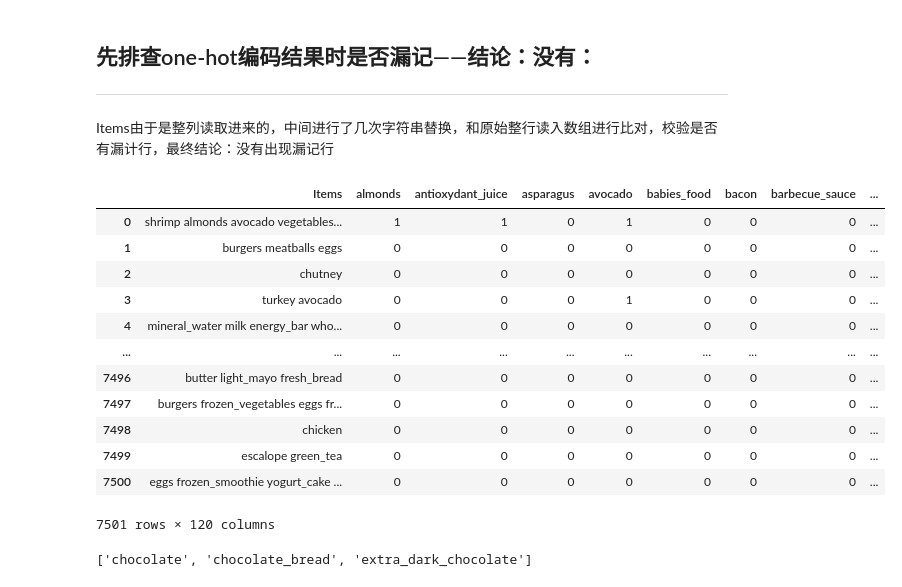
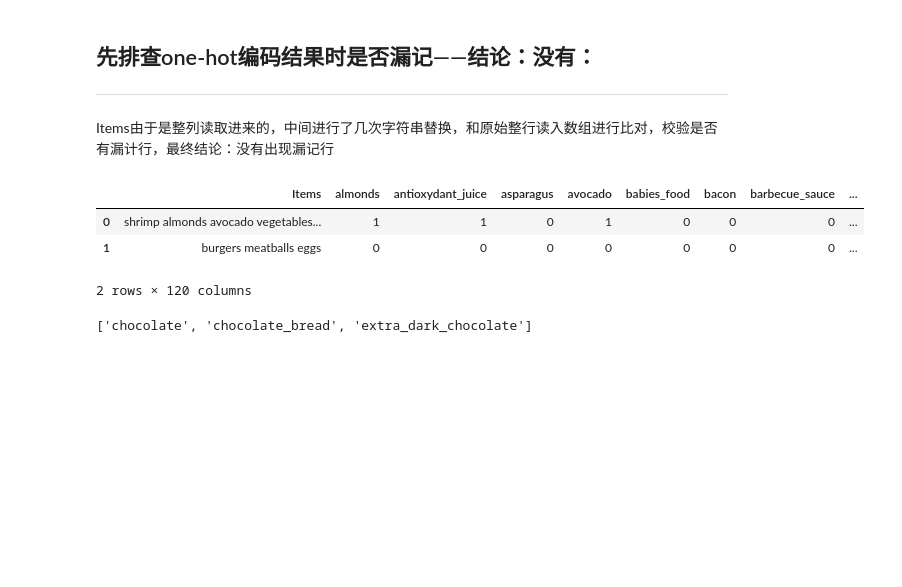
Before and after one commit to Meiyun-Tan/kkbAssignment, a Jupyter notebook: BI04名企班/名企BI04lesson02_Action1_购物篮可视化.ipynb, the cells around one changed output. Cells and saved outputs as stored; diff of their text form; code cells hidden in the pictures; blank space fills up the shorter version.

```diff
--- a/BI04名企班/名企BI04lesson02_Action1_购物篮可视化.ipynb
+++ b/BI04名企班/名企BI04lesson02_Action1_购物篮可视化.ipynb
@@ -579,21 +474,12 @@ Items由于是整列读取进来的，中间进行了几次字符串替换，和
 # 按照相同行索引拼接列
 join_df = df.join(one_hot_df)
 # %%
-join_df
+join_df.head(2)
 # %% [output]
 |  | Items | almonds | antioxydant_juice | asparagus | avocado | babies_food | bacon | barbecue_sauce | ... |
 | 0 | shrimp almonds avocado vegetables... | 1 | 1 | 0 | 1 | 0 | 0 | 0 | ... |
 | 1 | burgers meatballs eggs | 0 | 0 | 0 | 0 | 0 | 0 | 0 | ... |
-| 2 | chutney | 0 | 0 | 0 | 0 | 0 | 0 | 0 | ... |
-| 3 | turkey avocado | 0 | 0 | 0 | 1 | 0 | 0 | 0 | ... |
-| 4 | mineral_water milk energy_bar who... | 0 | 0 | 0 | 0 | 0 | 0 | 0 | ... |
-| ... | ... | ... | ... | ... | ... | ... | ... | ... | ... |
-| 7496 | butter light_mayo fresh_bread | 0 | 0 | 0 | 0 | 0 | 0 | 0 | ... |
-| 7497 | burgers frozen_vegetables eggs fr... | 0 | 0 | 0 | 0 | 0 | 0 | 0 | ... |
-| 7498 | chicken | 0 | 0 | 0 | 0 | 0 | 0 | 0 | ... |
-| 7499 | escalope green_tea | 0 | 0 | 0 | 0 | 0 | 0 | 0 | ... |
-| 7500 | eggs frozen_smoothie yogurt_cake ... | 0 | 0 | 0 | 0 | 0 | 0 | 0 | ... |
-7501 rows × 120 columns
+2 rows × 120 columns
 # %%
 # 找到包含chocolate的商品名
 names = [names for names in one_hot_df.columns if 'chocolate' in names]
```
Also changed, not shown: parts of 21 cells of this notebook.
